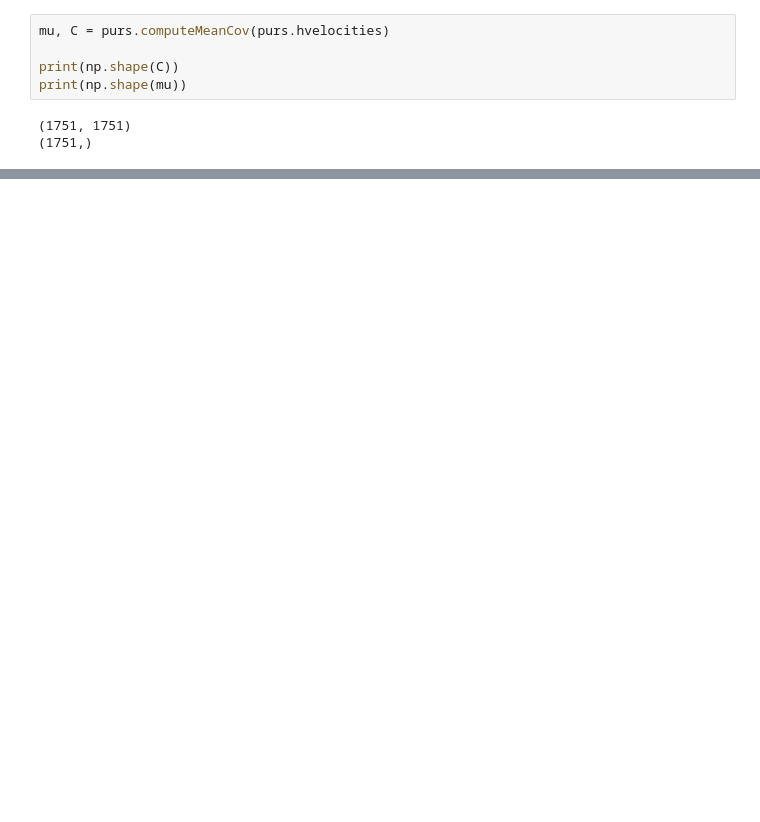
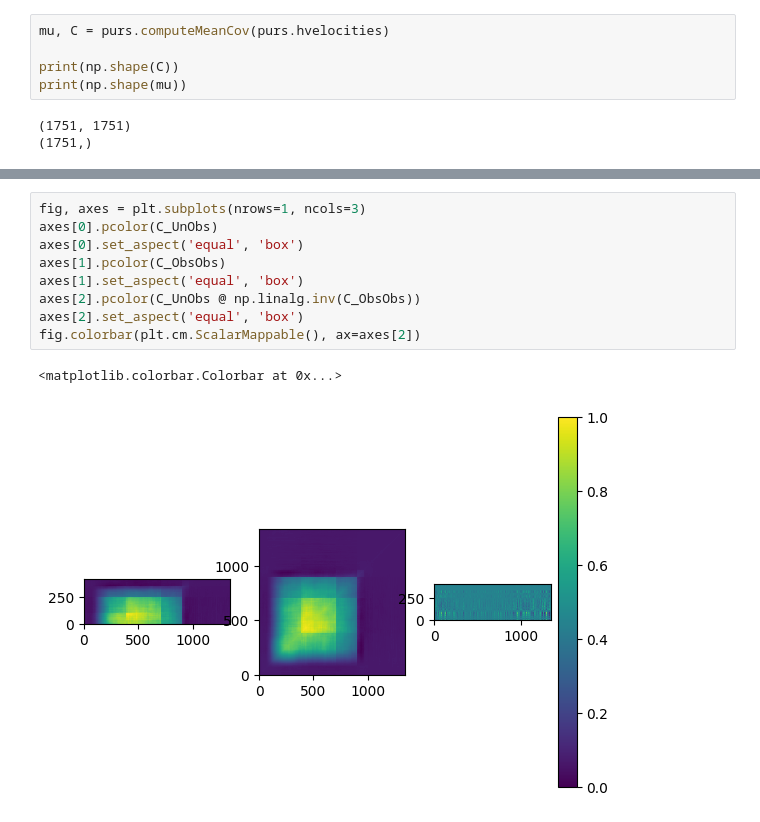
Before and after one commit to swegger/ReadMaestro, a Jupyter notebook: readExample.ipynb, the cells around one changed output, grey strips where cells are left out. Drawn from its saved outputs; the diff is of its cells as text; blank space fills up the shorter version.

```diff
--- a/readExample.ipynb
+++ b/readExample.ipynb
@@ -87,0 +89,12 @@ axes.plot(purs.eye_t[np.logical_not(y)],mu_,'+')
+# %%
+fig, axes = plt.subplots(nrows=1, ncols=3)
+axes[0].pcolor(C_UnObs)
+axes[0].set_aspect('equal', 'box')
+axes[1].pcolor(C_ObsObs)
+axes[1].set_aspect('equal', 'box')
+axes[2].pcolor(C_UnObs @ np.linalg.inv(C_ObsObs))
+axes[2].set_aspect('equal', 'box')
+fig.colorbar(plt.cm.ScalarMappable(), ax=axes[2])
+# %% [output]
+<matplotlib.colorbar.Colorbar at 0x...>
+[figure, added]
```
Also changed, not shown: parts of 7 cells of this notebook, 1 other file.
